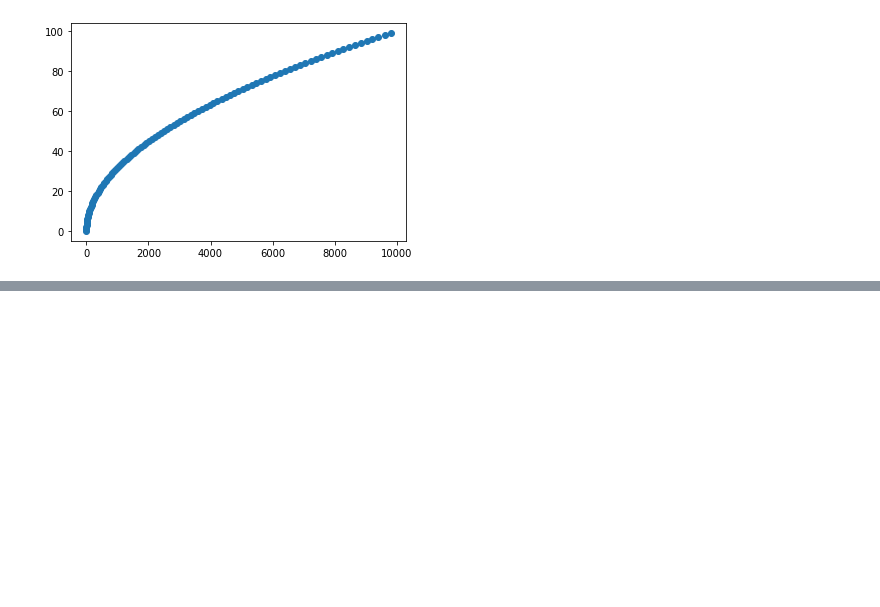
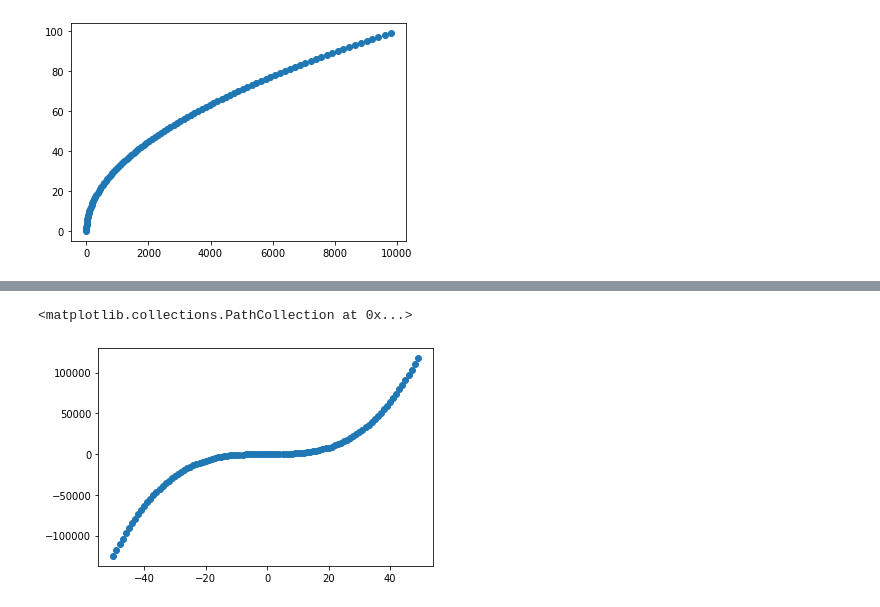
Before and after one commit to anujthapamagar/FEDS, a Jupyter notebook: datatypes.ipynb, the cells around one changed output, grey strips where cells are left out. Cells and saved outputs as stored; diff of their text form; code cells hidden in the pictures; blank space fills up the shorter version.

```diff
--- a/datatypes.ipynb
+++ b/datatypes.ipynb
@@ -159,0 +234,4 @@ plt.scatter(result, data1)
+# %%
+result2 = result * data_neg
+
+result2
@@ -159,0 +254,5 @@ plt.scatter(result, data1)
+# %%
+plt.scatter(data_neg, result2)
+# %% [output]
+<matplotlib.collections.PathCollection at 0x...>
+[figure, added]
```
Also changed, not shown: parts of 16 cells of this notebook.
